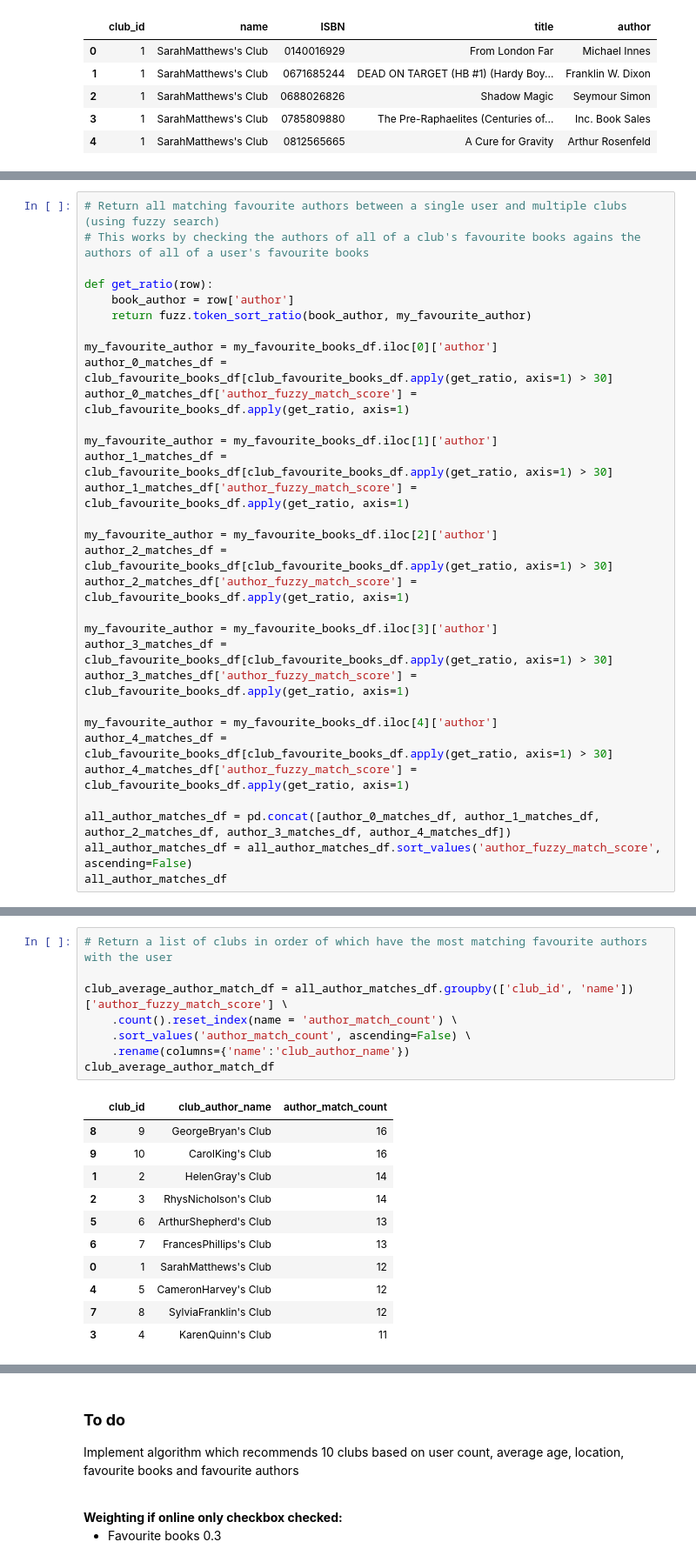
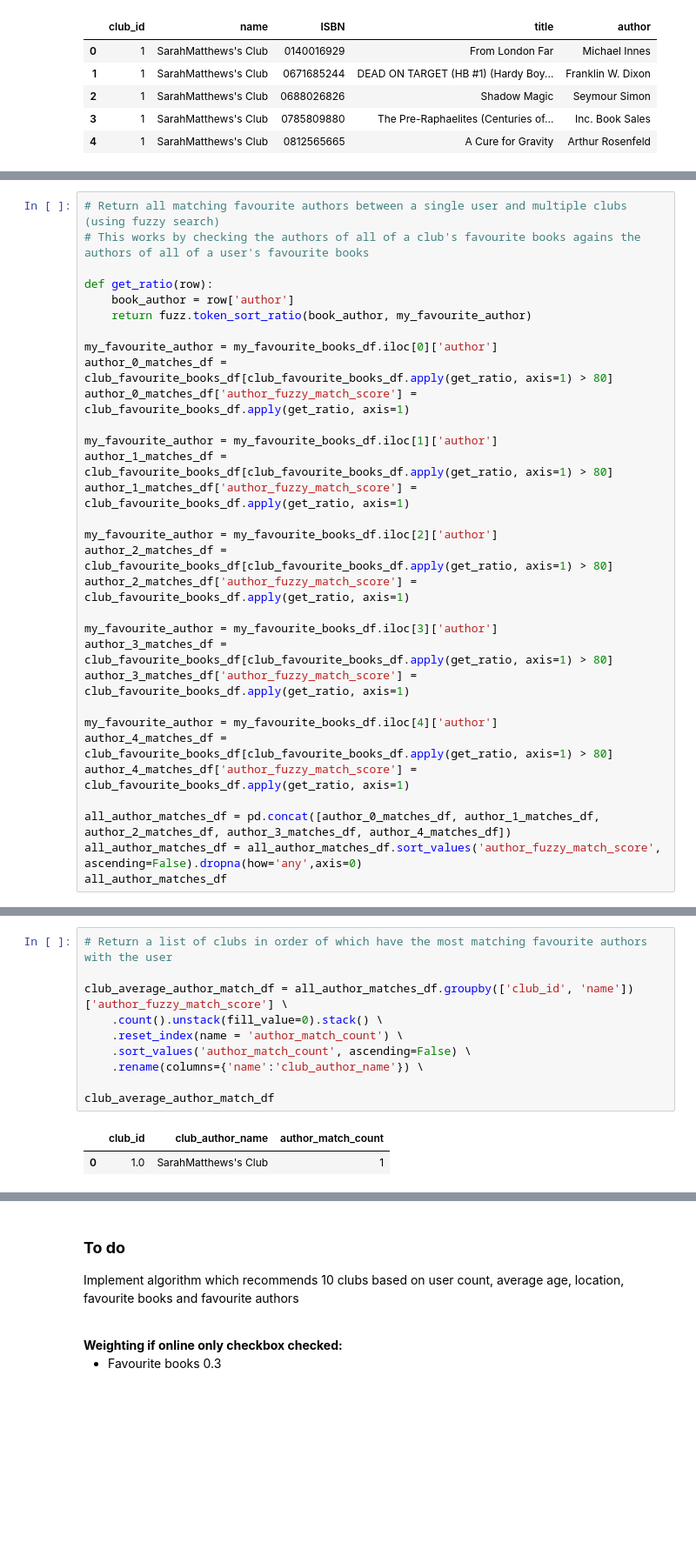
Before and after one commit to laurenceandrews/auguread, a Jupyter notebook: clubs/club-to-user-recommender/club-to-user-recommender.ipynb, the cells around one changed output, grey strips where cells are left out. Shown at 87% size. Drawn from its saved outputs; the diff is of its cells as text; blank space fills up the shorter version.

```diff
--- a/clubs/club-to-user-recommender/club-to-user-recommender.ipynb
+++ b/clubs/club-to-user-recommender/club-to-user-recommender.ipynb
@@ -356,27 +328,27 @@ def get_ratio(row):
     return fuzz.token_sort_ratio(book_author, my_favourite_author)
 
 my_favourite_author = my_favourite_books_df.iloc[0]['author']
-author_0_matches_df = club_favourite_books_df[club_favourite_books_df.apply(get_ratio, axis=1) > 30]
+author_0_matches_df = club_favourite_books_df[club_favourite_books_df.apply(get_ratio, axis=1) > 80]
 author_0_matches_df['author_fuzzy_match_score'] = club_favourite_books_df.apply(get_ratio, axis=1)
 
 my_favourite_author = my_favourite_books_df.iloc[1]['author']
-author_1_matches_df = club_favourite_books_df[club_favourite_books_df.apply(get_ratio, axis=1) > 30]
+author_1_matches_df = club_favourite_books_df[club_favourite_books_df.apply(get_ratio, axis=1) > 80]
 author_1_matches_df['author_fuzzy_match_score'] = club_favourite_books_df.apply(get_ratio, axis=1)
 
 my_favourite_author = my_favourite_books_df.iloc[2]['author']
-author_2_matches_df = club_favourite_books_df[club_favourite_books_df.apply(get_ratio, axis=1) > 30]
+author_2_matches_df = club_favourite_books_df[club_favourite_books_df.apply(get_ratio, axis=1) > 80]
 author_2_matches_df['author_fuzzy_match_score'] = club_favourite_books_df.apply(get_ratio, axis=1)
 
 my_favourite_author = my_favourite_books_df.iloc[3]['author']
-author_3_matches_df = club_favourite_books_df[club_favourite_books_df.apply(get_ratio, axis=1) > 30]
+author_3_matches_df = club_favourite_books_df[club_favourite_books_df.apply(get_ratio, axis=1) > 80]
 author_3_matches_df['author_fuzzy_match_score'] = club_favourite_books_df.apply(get_ratio, axis=1)
 
 my_favourite_author = my_favourite_books_df.iloc[4]['author']
-author_4_matches_df = club_favourite_books_df[club_favourite_books_df.apply(get_ratio, axis=1) > 30]
+author_4_matches_df = club_favourite_books_df[club_favourite_books_df.apply(get_ratio, axis=1) > 80]
 author_4_matches_df['author_fuzzy_match_score'] = club_favourite_books_df.apply(get_ratio, axis=1)
 
 all_author_matches_df = pd.concat([author_0_matches_df, author_1_matches_df, author_2_matches_df, author_3_matches_df, author_4_matches_df])
-all_author_matches_df = all_author_matches_df.sort_values('author_fuzzy_match_score', ascending=False)
+all_author_matches_df = all_author_matches_df.sort_values('author_fuzzy_match_score', ascending=False).dropna(how='any',axis=0)
 all_author_matches_df
 # %% [output]
 |  | club_id | name | ISBN | title | author | author_fuzzy_match_score |
@@ -395,20 +356,13 @@ all_author_matches_df
 # %%
 # Return a list of clubs in order of which have the most matching favourite authors with the user
 
 club_average_author_match_df = all_author_matches_df.groupby(['club_id', 'name'])['author_fuzzy_match_score'] \
-    .count().reset_index(name = 'author_match_count') \
+    .count().unstack(fill_value=0).stack() \
+    .reset_index(name = 'author_match_count') \
     .sort_values('author_match_count', ascending=False) \
-    .rename(columns={'name':'club_author_name'})
+    .rename(columns={'name':'club_author_name'}) \
+
 club_average_author_match_df
 # %% [output]
 |  | club_id | club_author_name | author_match_count |
-| 8 | 9 | GeorgeBryan's Club | 16 |
-| 9 | 10 | CarolKing's Club | 16 |
-| 1 | 2 | HelenGray's Club | 14 |
-| 2 | 3 | RhysNicholson's Club | 14 |
-| 5 | 6 | ArthurShepherd's Club | 13 |
-| 6 | 7 | FrancesPhillips's Club | 13 |
-| 0 | 1 | SarahMatthews's Club | 12 |
-| 4 | 5 | CameronHarvey's Club | 12 |
-| 7 | 8 | SylviaFranklin's Club | 12 |
-| 3 | 4 | KarenQuinn's Club | 11 |
+| 0 | 1.0 | SarahMatthews's Club | 1 |
```
Also changed, not shown: parts of 7 cells of this notebook, 5 other files.
